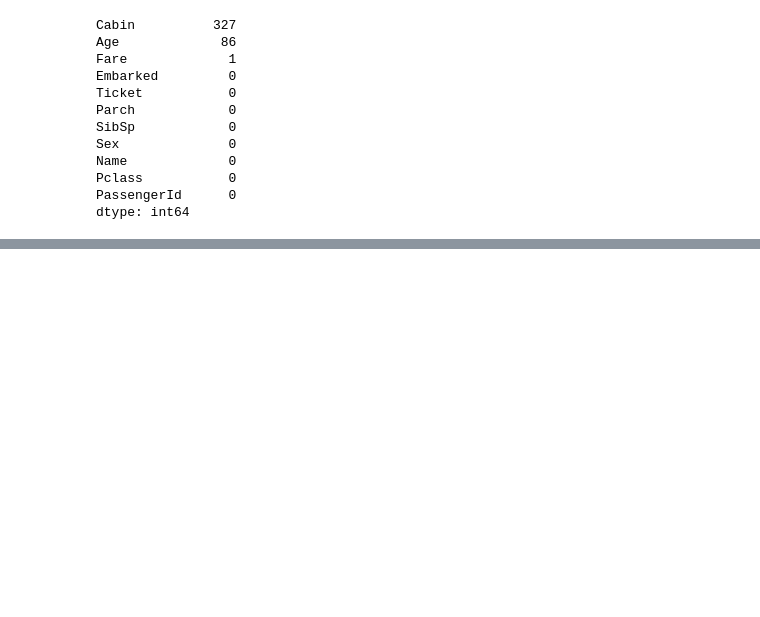
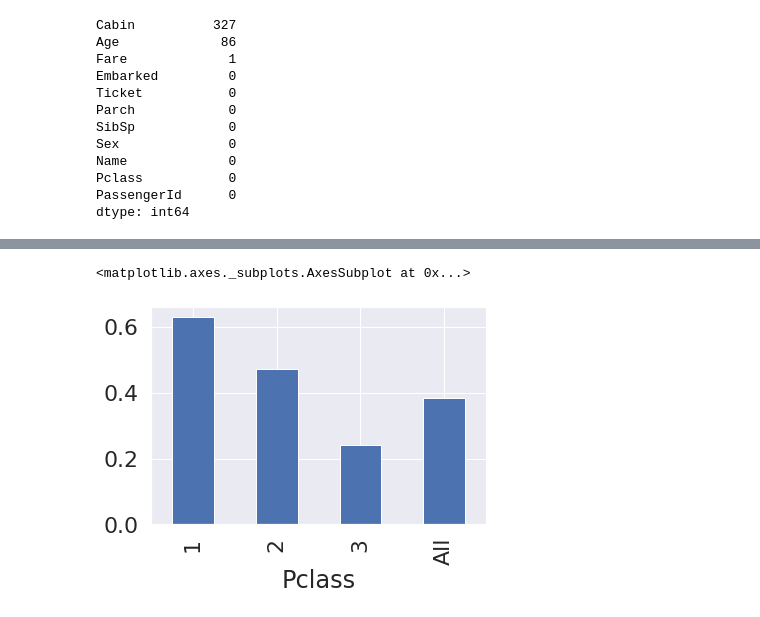
Before and after one commit to Daikoku1/Daikoku_Python, a Jupyter notebook: 캐글/타이타닉.ipynb, the cells around one changed output, grey strips where cells are left out. Cells and saved outputs as stored; diff of their text form; code cells hidden in the pictures; blank space fills up the shorter version.

```diff
--- a/캐글/타이타닉.ipynb
+++ b/캐글/타이타닉.ipynb
@@ -93,0 +150,5 @@ Text(0.5, 1.0, 'Total Missing Value (%)')
+# %%
+# index, columns
+# margins = 합계 추가 여부(boolen)
+df = pd.crosstab(df_train['Pclass'], df_train['Survived'], margins=True)
+df
@@ -93,0 +162,3 @@ Text(0.5, 1.0, 'Total Missing Value (%)')
+# %%
+df['survived%'] = df.apply(lambda x : x[1] / x['All'], axis = 1)
+df
@@ -93,0 +172,5 @@ Text(0.5, 1.0, 'Total Missing Value (%)')
+# %%
+df['survived%'].plot.bar()
+# %% [output]
+<matplotlib.axes._subplots.AxesSubplot at 0x...>
+[figure, added]
```
Also changed, not shown: parts of 18 cells of this notebook.
